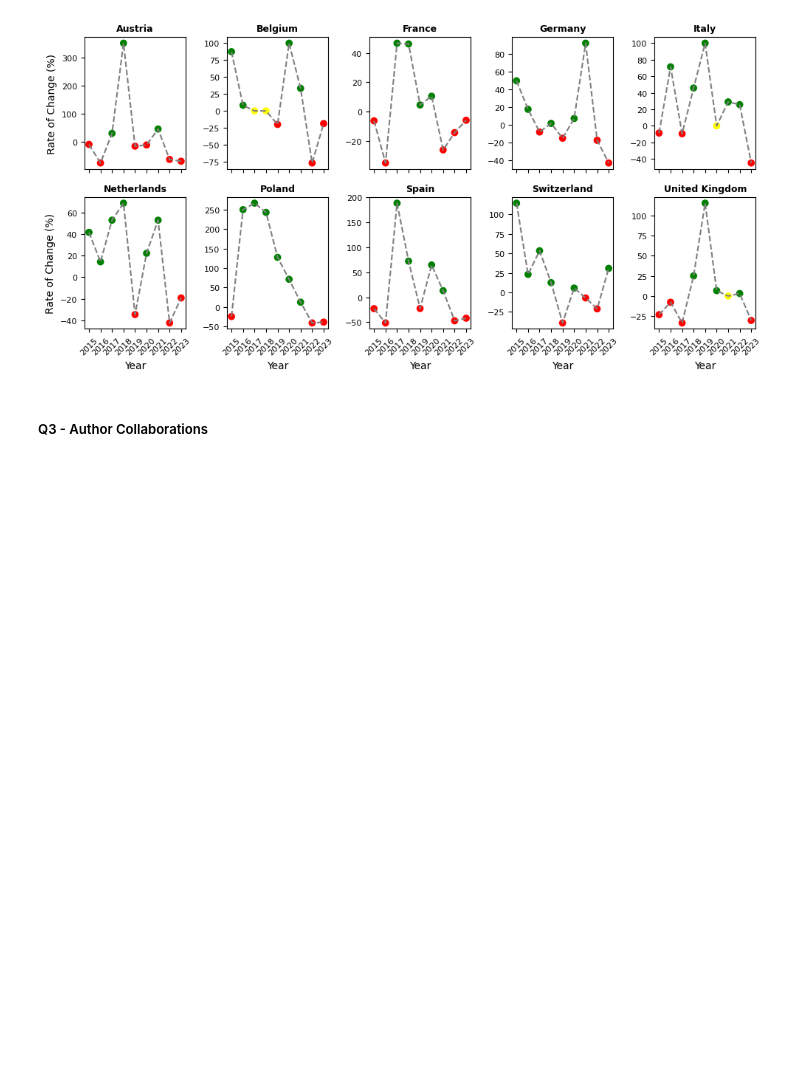
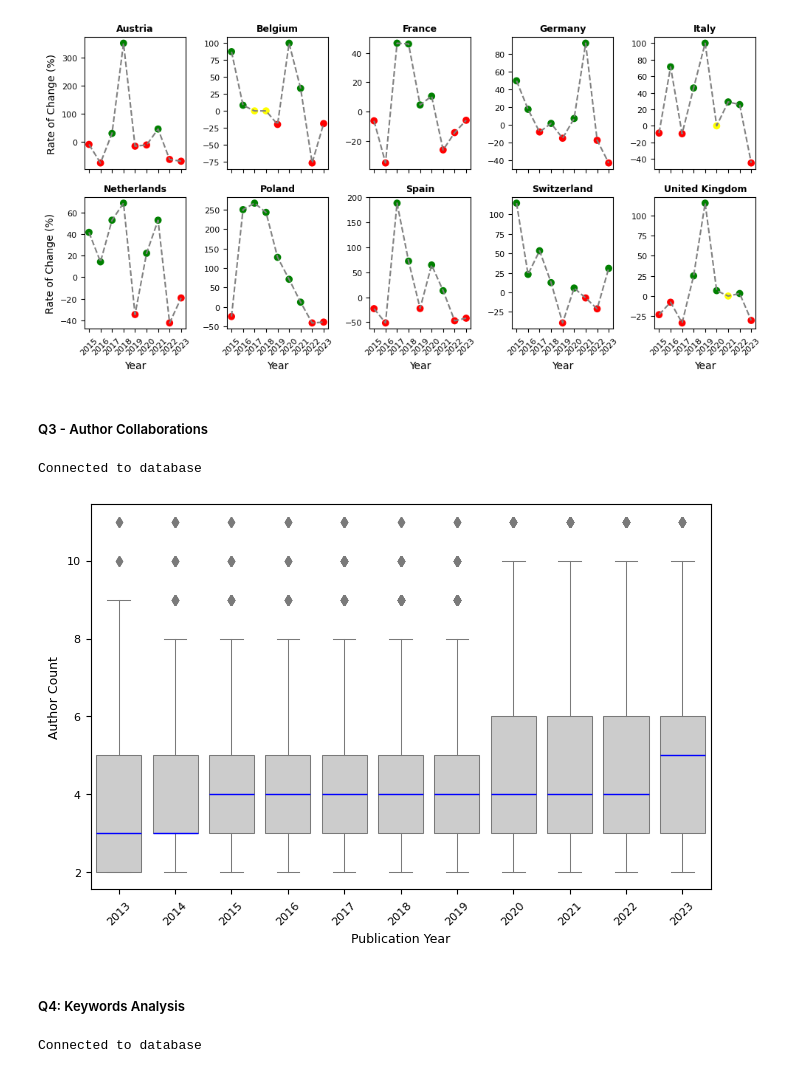
Before and after one commit to Arg-Pep/CS648---Project-ID-24-8, a Jupyter notebook: CS648 - Code.ipynb, the cells around one changed output. Cells and saved outputs as stored; diff of their text form; code cells hidden in the pictures; blank space fills up the shorter version.

```diff
--- a/CS648 - Code.ipynb
+++ b/CS648 - Code.ipynb
@@ -742,12 +729,12 @@ for obj in tqdm(jsonData, desc="Processing objects"):
 
     # Handle None values for optional fields
     ISSN_value = ISSN if ISSN else 'NULL'
-    Affil_City_value = f"{Affil_City}" if Affil_City else 'NULL'
-    Affil_Country_value = f"{Affil_Country}" if Affil_Country else 'NULL'
-    Keywords_value = f"{Keywords}" if Keywords else 'NULL'
+    Affil_City_value = f"'{Affil_City}'" if Affil_City else 'NULL'
+    Affil_Country_value = f"'{Affil_Country}'" if Affil_Country else 'NULL'
+    Keywords_value = f"'{Keywords}'" if Keywords else 'NULL'
 
 
-    insertStatement = f"""INSERT INTO {tableName} (DOI,ISSN,Title,Type,First_Author,First_Author_ID,Affil_City,Affil_Country,Author_Count,Author_Names,Author_IDs,Pub_Day,Pub_Month,Pub_Year,Journal,Keywords) VALUES ('{DOI}',{ISSN_value},'{Title}','{Type}','{First_Author}',{First_Author_ID},'{Affil_City_value}','{Affil_Country_value}',{Author_Count},'{Author_Names}','{Author_IDs}','{Pub_Day}','{Pub_Month}','{Pub_Year}','{Journal}','{Keywords_value}');
+    insertStatement = f"""INSERT INTO {tableName} (DOI,ISSN,Title,Type,First_Author,First_Author_ID,Affil_City,Affil_Country,Author_Count,Author_Names,Author_IDs,Pub_Day,Pub_Month,Pub_Year,Journal,Keywords) VALUES ('{DOI}',{ISSN_value},'{Title}','{Type}','{First_Author}',{First_Author_ID},{Affil_City_value},{Affil_Country_value},{Author_Count},'{Author_Names}','{Author_IDs}','{Pub_Day}','{Pub_Month}','{Pub_Year}','{Journal}',{Keywords_value});
     """
     ## write each insert statement to the file
 
@@ -1183,3 +1201,64 @@ plt.tight_layout()
 [figure]
 # %% [markdown]
 ##### Q3 - Author Collaborations
+# %%
+# Publications with more that 1 author - Analysis of author collaboration
+
+## Run an SQL query
+dbConnection = ConnectToDatabase()
+Year = []
+No_authors=[]
+if dbConnection is not None:
+    SQL_Query_Text = "select Pub_Year, author_count from public.scopusapidata where (author_count > 1) and (author_count < 12) order by Pub_Year asc" # <12 to reduce the number of outliers
+    queryResults = sqlQuery(dbConnection,SQL_Query_Text)
+    for s in queryResults:
+        #print("{}, {}".format(s[0], s[1]))
+        Year.append(s[0])
+        No_authors.append(s[1])
+    #print("\n")
+    dbConnection.close()
+else:
+    print("Failed to connect to the database.")
+# %% [output]
+Connected to database
+# %%
+# Converting SQL query results to df
+noauthors_data = {
+    'Year': Year,
+    'No_authors': No_authors
+}
+
+Count_Authors = pd.DataFrame(noauthors_data)
+# %%
+plt.figure(figsize=(8, 5))
+sns.boxplot(x='Year', y='No_authors', data=Count_Authors, color=".8", medianprops={"color": "b", "linewidth": 1}, linewidth=.75)
+plt.xlabel('Publication Year', fontsize=9)
+plt.ylabel('Author Count', fontsize=9)
+plt.xticks(fontsize=8, rotation=45)  # You can adjust the rotation as needed
+plt.yticks(fontsize=8)
+#plt.title('Distribution of Author Counts per Publication by Year')
+plt.show()
+# %% [output]
+[figure, added]
+# %% [markdown]
+##### Q4: Keywords Analysis
+# %%
+# Keywords 2013 - 2017
+
+## Run an SQL query
+dbConnection = ConnectToDatabase()
+Year = []
+Keywords=[]
+if dbConnection is not None:
+    SQL_Query_Text = "select pub_year,keywords from public.scopusapidata where (pub_year <=2017) and (keywords is not null)"
+    queryResults = sqlQuery(dbConnection,SQL_Query_Text)
+    for s in queryResults:
+        #print("{}, {}".format(s[0], s[1]))
+        Year.append(s[0])
+        Keywords.append(s[1])
+    #print("\n")
+    dbConnection.close()
+else:
+    print("Failed to connect to the database.")
+# %% [output]
+Connected to database
```
Also changed, not shown: parts of 10 cells of this notebook, 1 other file.
